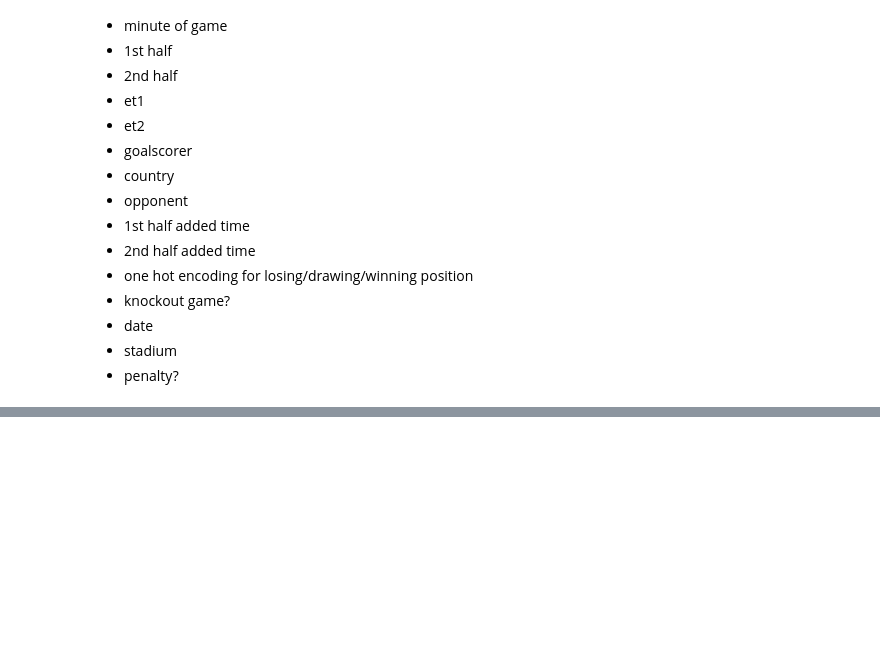
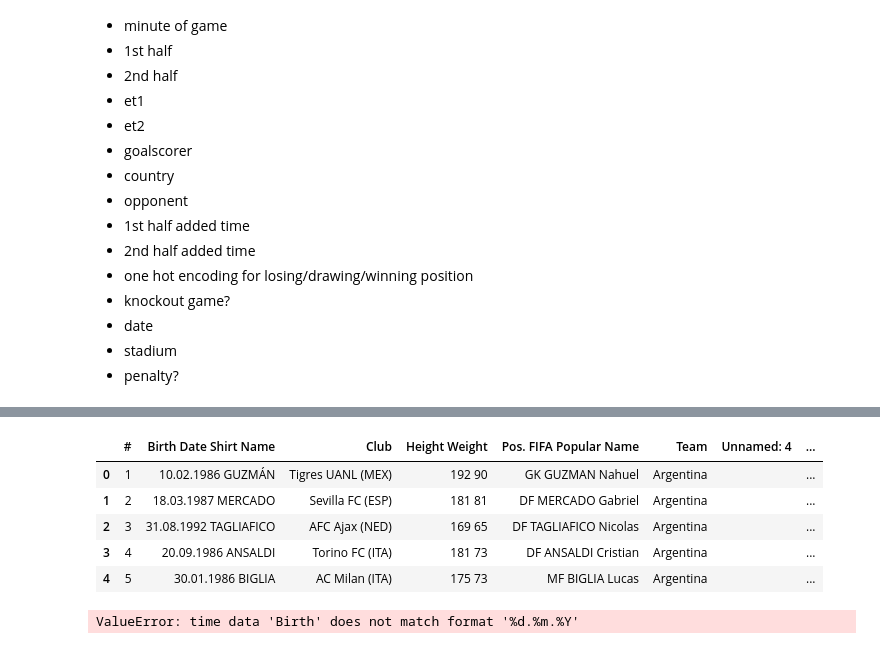
Before and after one commit to finnqiao/2018worldcup_viz, a Jupyter notebook: 2018_viz.ipynb, the cells around one changed output, grey strips where cells are left out. Saved outputs shown, nothing was run; the diff lists cells and outputs as text; code cells hidden in the pictures; blank space fills up the shorter version.

Commit message:
player info

```diff
--- a/2018_viz.ipynb
+++ b/2018_viz.ipynb
@@ -198,0 +268,34 @@ TypeError: 'float' object is not iterable
+# %%
+from tabula import read_pdf
+players_df = read_pdf('2018_players.pdf', pages = 'all')
+# %%
+new_cols = ['position','fname','club_country','birth_date','age','height','weight']
+# new_cols_df = pd.DataFrame(columns = new_cols).fillna('')
+# new_cols_df.head()
+
+players_df = pd.concat([players_df,pd.DataFrame(columns = new_cols)])
+players_df.fillna('', inplace = True)
+players_df.head()
+# %% [output]
+|  | # | Birth Date Shirt Name | Club | Height Weight | Pos. FIFA Popular Name | Team | Unnamed: 4 | ... |
+| 0 | 1 | 10.02.1986 GUZMÁN | Tigres UANL (MEX) | 192 90 | GK GUZMAN Nahuel | Argentina |  | ... |
+| 1 | 2 | 18.03.1987 MERCADO | Sevilla FC (ESP) | 181 81 | DF MERCADO Gabriel | Argentina |  | ... |
+| 2 | 3 | 31.08.1992 TAGLIAFICO | AFC Ajax (NED) | 169 65 | DF TAGLIAFICO Nicolas | Argentina |  | ... |
+| 3 | 4 | 20.09.1986 ANSALDI | Torino FC (ITA) | 181 73 | DF ANSALDI Cristian | Argentina |  | ... |
+| 4 | 5 | 30.01.1986 BIGLIA | AC Milan (ITA) | 175 73 | MF BIGLIA Lucas | Argentina |  | ... |
+# %%
+# for index, player in players_df.iterrows():
+#     player['position'] = player['Pos. FIFA Popular Name'].apply(lambda x: x.split(' ')[0])
+
+# players_df.head()
+from datetime import datetime, date
+
+players_df['position'] = players_df['Pos. FIFA Popular Name'].apply(lambda x: x.split(' ')[0])
+players_df['height'] = players_df['Height Weight'].apply(lambda x: x.split(' ')[0])
+players_df['weight'] = players_df['Height Weight'].apply(lambda x: x.split(' ')[1])
+players_df['club_country'] = players_df['Club'].apply(lambda x: x.split(' ')[-1].strip('()'))
+players_df['fname'] = players_df['Birth Date Shirt Name'].apply(lambda x: x.split(' ')[1].lower())
+players_pdf['birth_date'] = players_df['Birth Date Shirt Name'].apply(lambda x: datetime.strptime(x.split(' ')[0],'%d.%m.%Y'))
+players_df.head()
+# %% [output]
+ValueError: time data 'Birth' does not match format '%d.%m.%Y'
```
Also changed, not shown: parts of 17 cells of this notebook, 1 other file.
